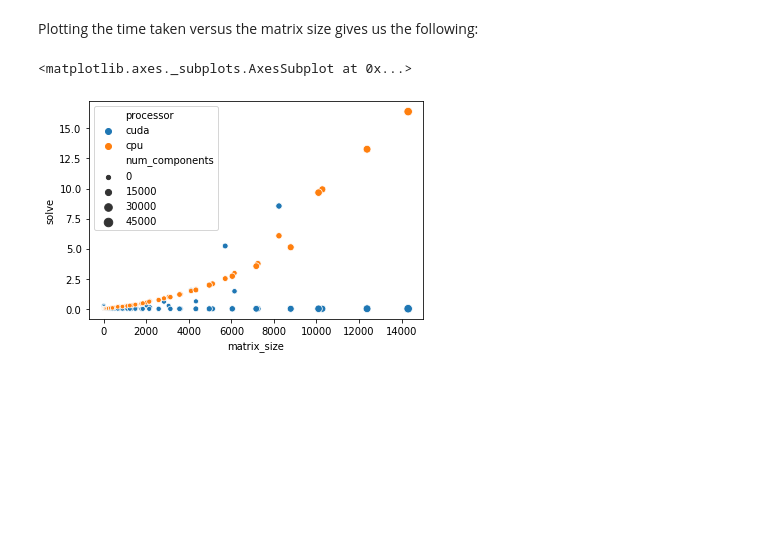
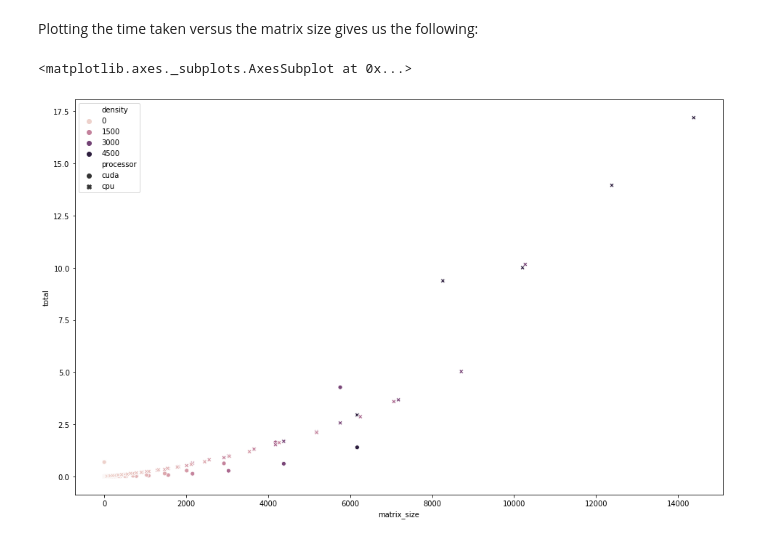
Before and after one commit to pnadon/modified-nodal-analysis, a Jupyter notebook: mna_report.ipynb, the cells around one changed output. Drawn from its saved outputs; the diff is of its cells as text; code cells hidden in the pictures; blank space fills up the shorter version.

```diff
--- a/mna_report.ipynb
+++ b/mna_report.ipynb
@@ -66,7 +78,7 @@ df
 # %% [markdown]
 Plotting the time taken versus the matrix size gives us the following:
 # %%
-sns.scatterplot(x="matrix_size", y="solve", hue="processor", size="num_components", data=df)
+sns.scatterplot(x="matrix_size", y="total", hue="density", style="processor", data=df)
 # %% [output]
 <matplotlib.axes._subplots.AxesSubplot at 0x...>
-[figure, old version]
+[figure, new version]
```
Also changed, not shown: parts of 6 cells of this notebook.
